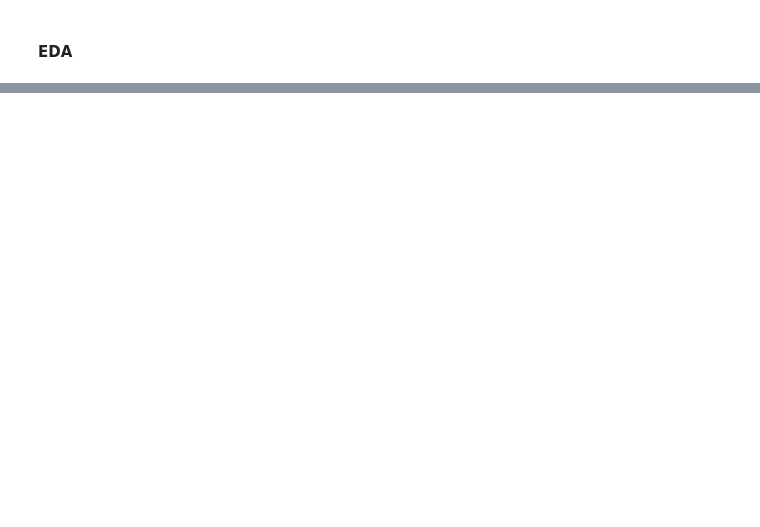
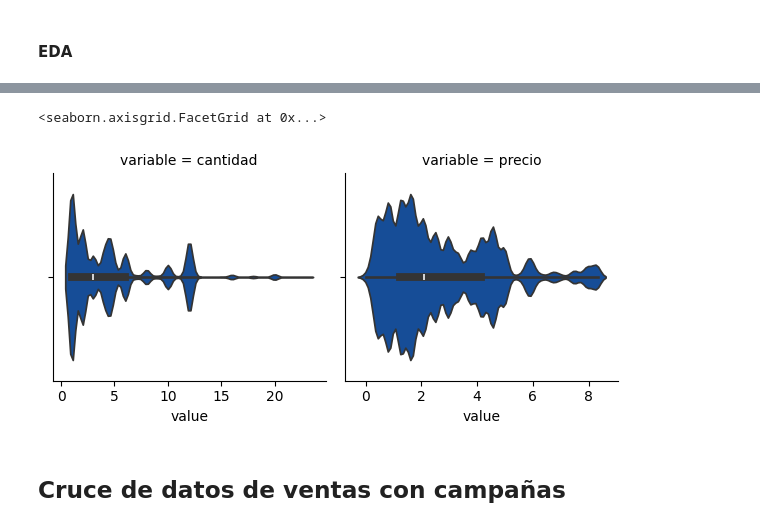
Before and after one commit to MiguelAMeloM/Miguel_DataAnalytics, a Jupyter notebook: campañas_marketing/analisis.ipynb, the cells around one changed output, grey strips where cells are left out. Saved outputs shown, nothing was run; the diff lists cells and outputs as text; code cells hidden in the pictures; blank space fills up the shorter version.

```diff
--- a/campañas_marketing/analisis.ipynb
+++ b/campañas_marketing/analisis.ipynb
@@ -481,0 +488,13 @@ rot_show()
+# %%
+dF_ = (
+    df_fact
+    .select_dtypes('number')
+    .melt()
+)
+grid = sns.FacetGrid(df_,col='variable',sharex=False,sharey=False)
+grid.map(sns.violinplot,'value',color=palette[0])
+# %% [output]
+<seaborn.axisgrid.FacetGrid at 0x...>
+[figure, added]
+# %% [markdown]
+## Cruce de datos de ventas con campañas
```
Also changed, not shown: parts of 17 cells of this notebook.
